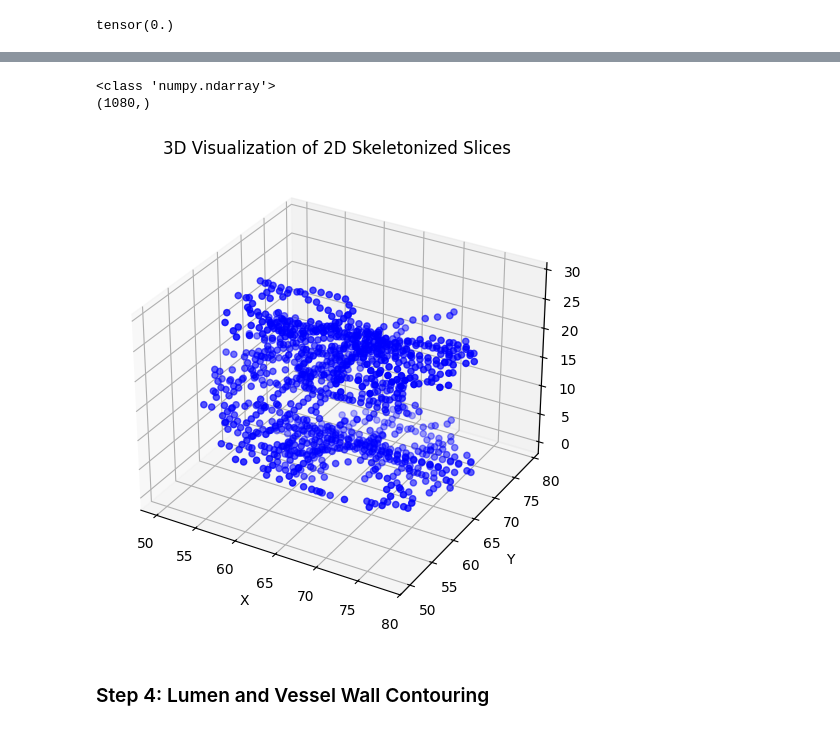
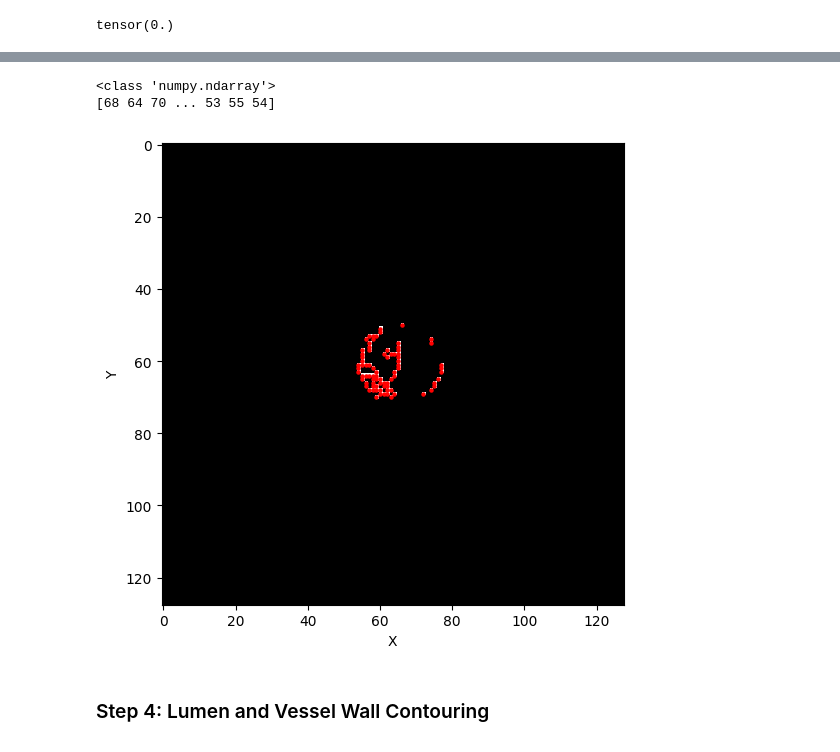
Before and after one commit to samhubs/fine-tuning-LLM, a Jupyter notebook: presentations_25feb/CCTA_pipeline_presentation.ipynb, the cells around one changed output, grey strips where cells are left out. Saved outputs shown, nothing was run; the diff lists cells and outputs as text; code cells hidden in the pictures.

```diff
--- a/presentations_25feb/CCTA_pipeline_presentation.ipynb
+++ b/presentations_25feb/CCTA_pipeline_presentation.ipynb
@@ -221,21 +220,23 @@ for z in range(binary_mask.shape[0]):
     skeleton_2d[z, :, :] = skeletonize(binary_mask[z, :, :].numpy().astype(bool))
 
 z, x, y = np.where(skeleton_2d > 0)
-print(y.shape)
+print(y)
 # %% [output]
 <class 'numpy.ndarray'>
-(1080,)
+[68 64 70 ... 53 55 54]
-# %%
-fig = plt.figure(figsize=(8, 6))
-ax = fig.add_subplot(111, projection='3d')
-ax.scatter(x, y, z, c='blue')
-ax.set_title("3D Visualization of 2D Skeletonized Slices")
-ax.set_xlabel("X")
-ax.set_ylabel("Y")
-ax.set_zlabel("Z")
-plt.show()
-# %% [output]
-[figure, removed]
+# %%
+# plot skeleton at a slice
+skeleton_slice = skeleton_2d[input_shape[2]//2, :, :]
+plot_x, plot_y = np.where(skeleton_slice > 0)
+
+plt.figure(figsize=(6, 6))
+plt.imshow(skeleton_slice, cmap='gray')
+plt.scatter(plot_y, plot_x, c='red', s=5)
+plt.xlabel("X")
+plt.ylabel("Y")
+plt.show()
+# %% [output]
+[figure, added]
 # %% [markdown]
 ### Step 4: Lumen and Vessel Wall Contouring
 ![quantification.png](attachment:quantification.png)
```
Also changed, not shown: parts of 15 cells of this notebook.
